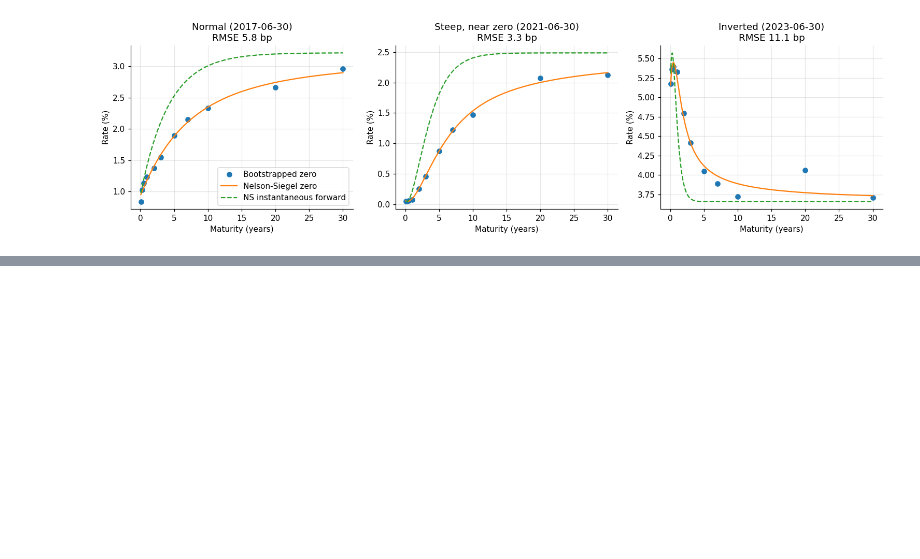
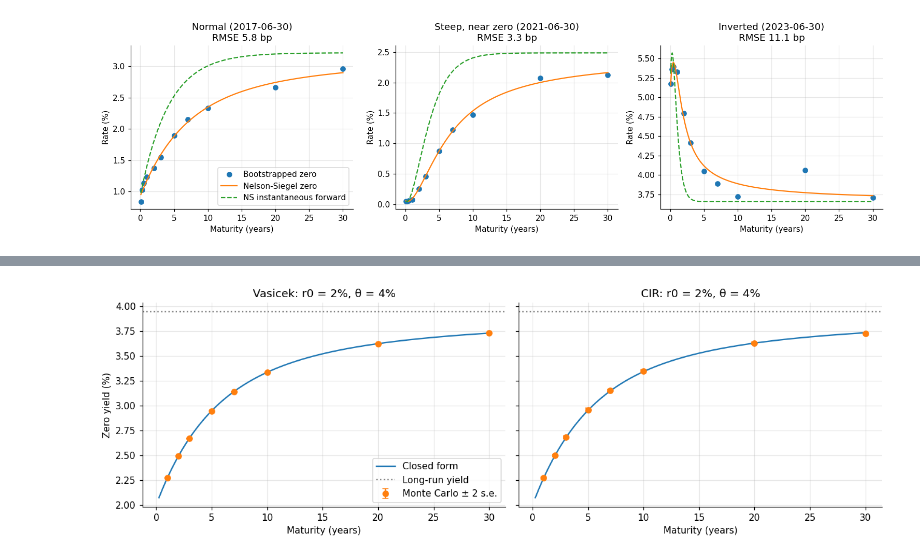
Before and after one commit to vincal848/term_structure_modeling, a Jupyter notebook: notebooks/term_structure.ipynb, the cells around one changed output, grey strips where cells are left out. Cells and saved outputs as stored; diff of their text form; code cells hidden in the pictures; blank space fills up the shorter version.

```diff
--- a/notebooks/term_structure.ipynb
+++ b/notebooks/term_structure.ipynb
@@ -125,0 +179,22 @@ fig.savefig(FIG / "02_nelson_siegel.png", bbox_inches="tight")
+# %%
+r0 = 0.02
+maturities = np.array([1, 2, 3, 5, 7, 10, 20, 30], dtype=float)
+models = {"Vasicek": Vasicek(kappa=0.3, theta=0.04, sigma=0.01),
+          "CIR": CIR(kappa=0.3, theta=0.04, sigma=0.05)}
+
+rows, mc_yields = [], {}
+for name, m in models.items():
+    if name == "Vasicek":
+        t, paths = m.simulate_exact(r0, 30.0, 1 / 52, 10_000, seed=11)
+        prices, se = mc_bond_curve(t, paths, maturities)
+    else:
+        t, paths = m.simulate_exact(r0, 30.0, 1 / 52, 10_000, seed=11)
+        prices, se = mc_bond_curve(t, paths, maturities, antithetic=False)
+    exact = m.bond_price(r0, maturities)
+    mc_yields[name] = (-np.log(prices) / maturities, se / (prices * maturities))
+    for T, p, s, e in zip(maturities, prices, se, exact):
+        rows.append({"model": name, "T": T, "closed form": e, "Monte Carlo": p, "std err": s,
+                     "|MC - exact| / s.e.": abs(p - e) / s,
+                     "yield diff (bp)": (-np.log(p) / T + np.log(e) / T) * BP})
+check = pd.DataFrame(rows).set_index(["model", "T"])
+check.round({"closed form": 5, "Monte Carlo": 5, "std err": 5, "|MC - exact| / s.e.": 2, "yield diff (bp)": 2})
@@ -125,0 +220,15 @@ fig.savefig(FIG / "02_nelson_siegel.png", bbox_inches="tight")
+# %%
+tau = np.linspace(0.25, 30, 200)
+fig, axes = plt.subplots(1, 2, figsize=(12, 4), sharey=True)
+for ax, (name, m) in zip(axes, models.items()):
+    y, y_se = mc_yields[name]
+    ax.plot(tau, m.zero_yield(r0, tau) * 100, label="Closed form")
+    ax.errorbar(maturities, y * 100, yerr=2 * y_se * 100, fmt="o", capsize=3, label="Monte Carlo ± 2 s.e.")
+    ax.axhline(m.long_yield * 100, ls=":", c="gray", label="Long-run yield")
+    ax.set(title=f"{name}: r0 = 2%, θ = 4%", xlabel="Maturity (years)")
+axes[0].set_ylabel("Zero yield (%)")
+axes[0].legend()
+fig.tight_layout()
+fig.savefig(FIG / "04_mc_vs_closed_form.png", bbox_inches="tight")
+# %% [output]
+[figure, added]
```
Also changed, not shown: parts of 8 cells of this notebook, 5 other files.
